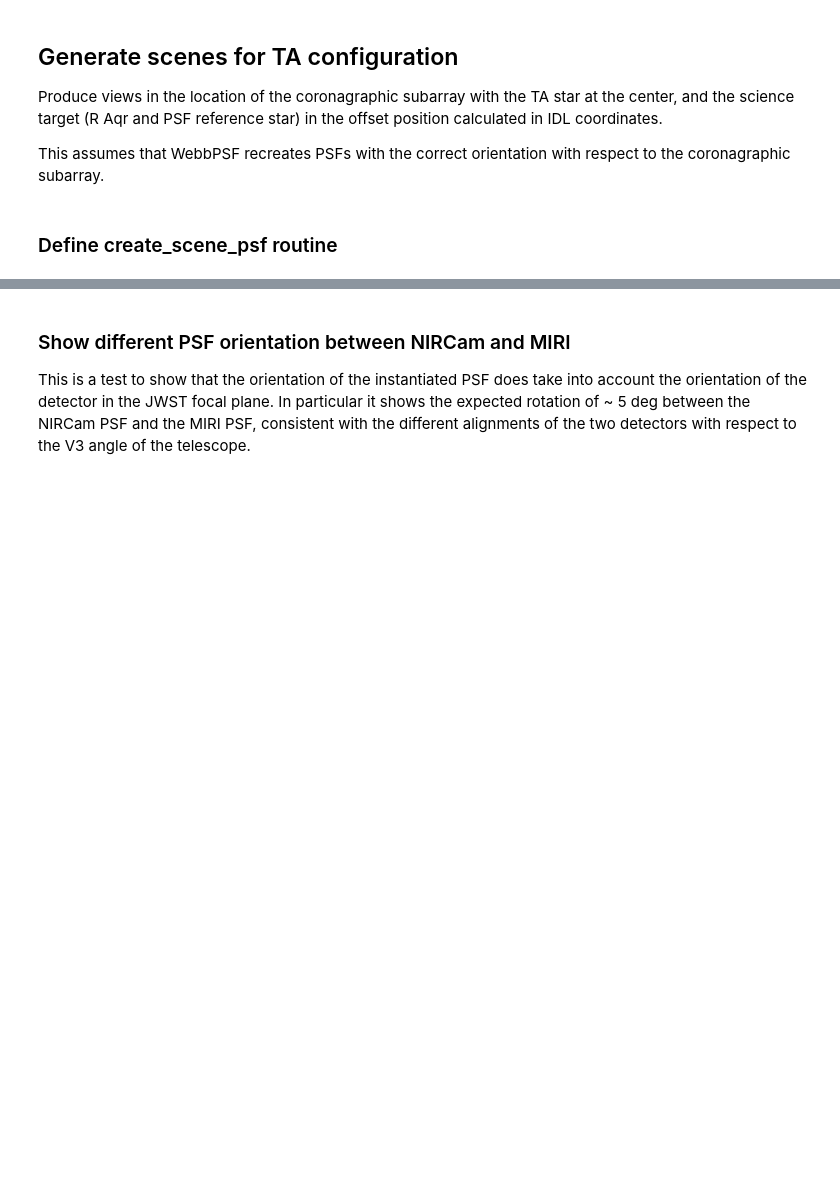
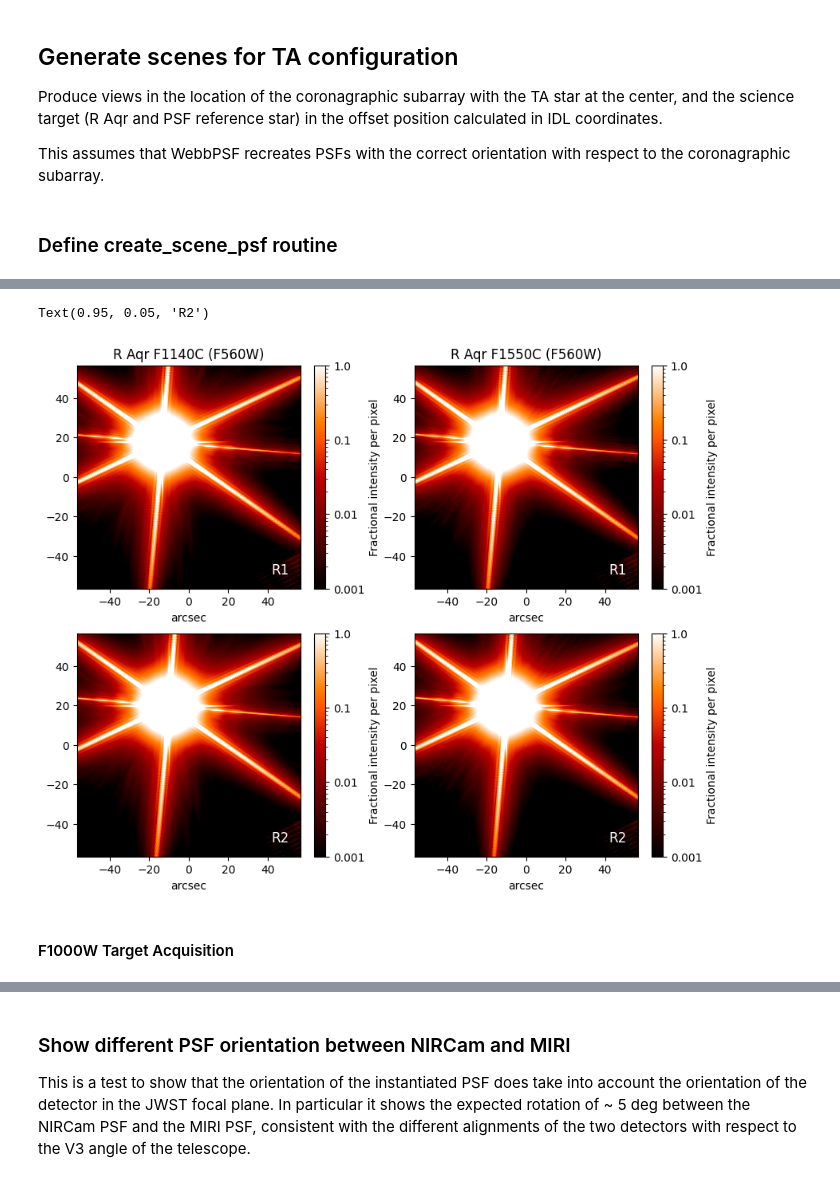
Before and after one commit to mmarengo/jwst_offset, a Jupyter notebook: offsets_apt_sequence.ipynb, the cells around one changed output, grey strips where cells are left out. Cells and saved outputs as stored; diff of their text form; code cells hidden in the pictures; blank space fills up the shorter version.

Commit message:
Completed calculations of realistic TA scenes (F560W + F1000W)

```diff
--- a/offsets_apt_sequence.ipynb
+++ b/offsets_apt_sequence.ipynb
@@ -692,0 +689,41 @@ create_scene_psf(FILTER, APERTURE, PSF_COORDS, PSF_FLUX_RATIO, SCENE_NAME)
+# %%
+# Generate TA scene for F1550C R2 (F560W PSF)
+SCENE_NAME = 'TA for F1550C R Aqr R2'  # Title for the scene
+APERTURE = 'MIRIM_MASK1550'            # Location of coronagraphic subarray
+FILTER = 'F560W'                       # Filter for TA acquisition
+PSF_COORDS = sci_f1550c_r2             # IDL coordinates of science target
+
+# Shop scene
+psf_f1550c_r2 = create_scene_psf(FILTER, APERTURE, PSF_COORDS,
+                                 FLUX_RATIO_F560W,
+                                 SCENE_NAME, SHOW_PLOT=False)
+# %%
+# Plot scenes for R Aqr with F560W filter TA
+fig, axs = plt.subplots(figsize=(10,8), nrows=2, ncols=2)
+wp.display_psf(psf_f1140c_r1, ext=3, ax=axs[0,0], vmin=1e-3, vmax=1,
+               title='R Aqr F1140C (F560W)')
+wp.display_psf(psf_f1140c_r2, ext=3, ax=axs[1,0], vmin=1e-3, vmax=1,
+               title='')
+wp.display_psf(psf_f1550c_r1, ext=3, ax=axs[0,1], vmin=1e-3, vmax=1,
+               title='R Aqr F1550C (F560W)')
+wp.display_psf(psf_f1550c_r2, ext=3, ax=axs[1,1], vmin=1e-3, vmax=1,
+               title='')
+
+# Label plots
+axs[1,1].text(0.95, 0.05, 'R1', transform=axs[0,0].transAxes, fontsize=12,
+              verticalalignment='bottom', horizontalalignment='right',
+              color='white')
+axs[1,1].text(0.95, 0.05, 'R1', transform=axs[0,1].transAxes, fontsize=12,
+              verticalalignment='bottom', horizontalalignment='right',
+              color='white')
+axs[1,1].text(0.95, 0.05, 'R2', transform=axs[1,0].transAxes, fontsize=12,
+              verticalalignment='bottom', horizontalalignment='right',
+              color='white')
+axs[1,1].text(0.95, 0.05, 'R2', transform=axs[1,1].transAxes, fontsize=12,
+              verticalalignment='bottom', horizontalalignment='right',
+              color='white')
+# %% [output]
+Text(0.95, 0.05, 'R2')
+[figure, added]
+# %% [markdown]
+#### F1000W Target Acquisition
```
Also changed, not shown: parts of 35 cells of this notebook, 1 other file.
